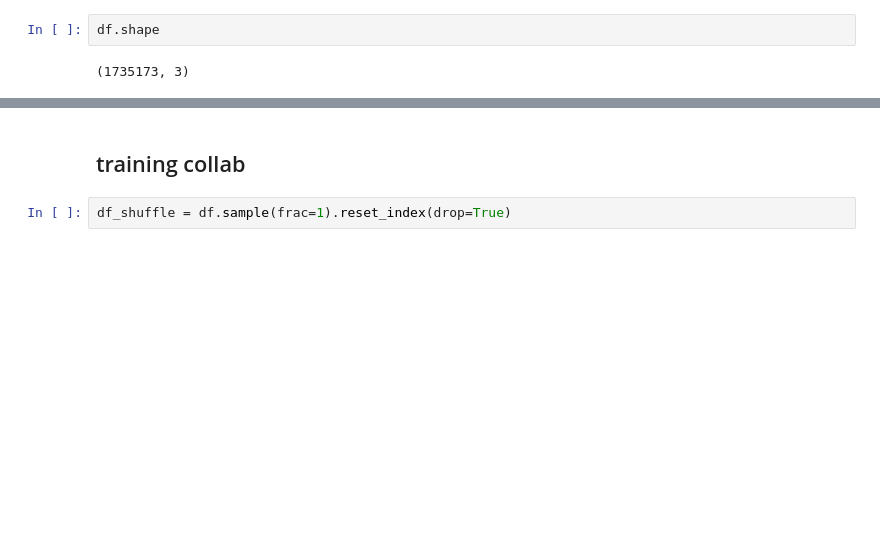
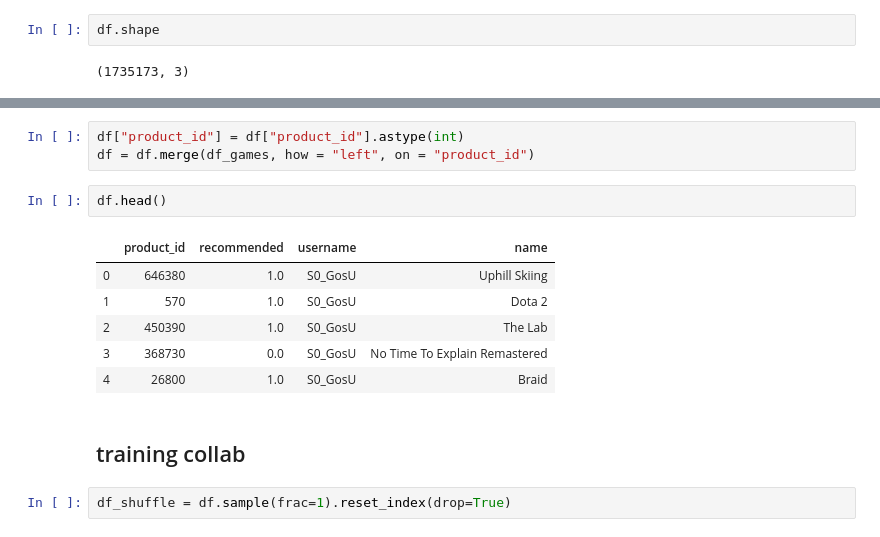
Before and after one commit to gsajko/steam-reviews, a Jupyter notebook: collab.ipynb, the cells around one changed output, grey strips where cells are left out. Saved outputs shown, nothing was run; the diff lists cells and outputs as text; blank space fills up the shorter version.

```diff
--- a/collab.ipynb
+++ b/collab.ipynb
@@ -38,3 +57,15 @@ df.shape
+# %%
+df["product_id"] = df["product_id"].astype(int)
+df = df.merge(df_games, how = "left", on = "product_id")
+# %%
+df.head()
+# %% [output]
+|  | product_id | recommended | username | name |
+| 0 | 646380 | 1.0 | S0_GosU | Uphill Skiing |
+| 1 | 570 | 1.0 | S0_GosU | Dota 2 |
+| 2 | 450390 | 1.0 | S0_GosU | The Lab |
+| 3 | 368730 | 0.0 | S0_GosU | No Time To Explain Remastered |
+| 4 | 26800 | 1.0 | S0_GosU | Braid |
 # %% [markdown]
 ## training collab
 # %%
```
Also changed, not shown: parts of 14 cells of this notebook.
